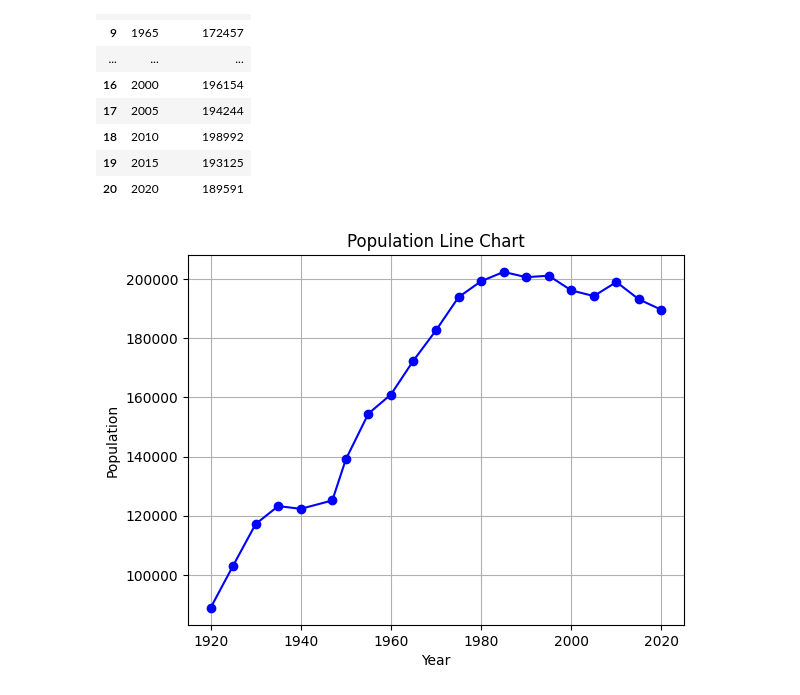
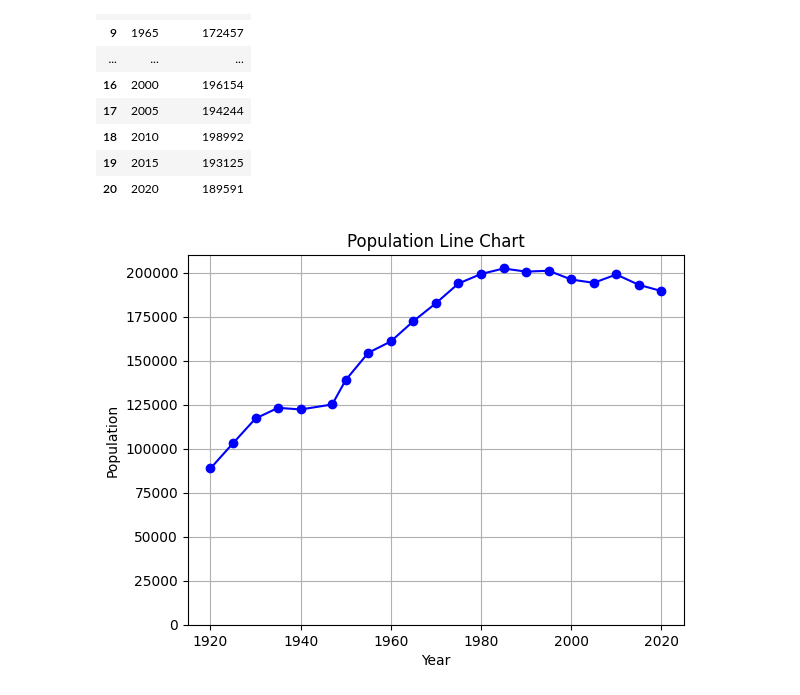
Before and after one commit to shingen-py/doc_20250202, a Jupyter notebook: 20250202_Chapter4.ipynb, the cells around one changed output. Saved outputs shown, nothing was run; the diff lists cells and outputs as text; code cells hidden in the pictures.

```diff
--- a/20250202_Chapter4.ipynb
+++ b/20250202_Chapter4.ipynb
@@ -286,10 +286,11 @@ display(df)
 # %%
 # 折れ線グラフで表示する
 plt.plot(df["year"], df["total_number"], marker='o', linestyle='-', color='b')
 plt.xlabel("Year")
 plt.ylabel("Population")
 plt.title("Population Line Chart")
+plt.ylim(0, 210000)
 plt.grid(True)
 plt.show()
 # %% [output]
-[figure, old version]
+[figure, new version]
```
